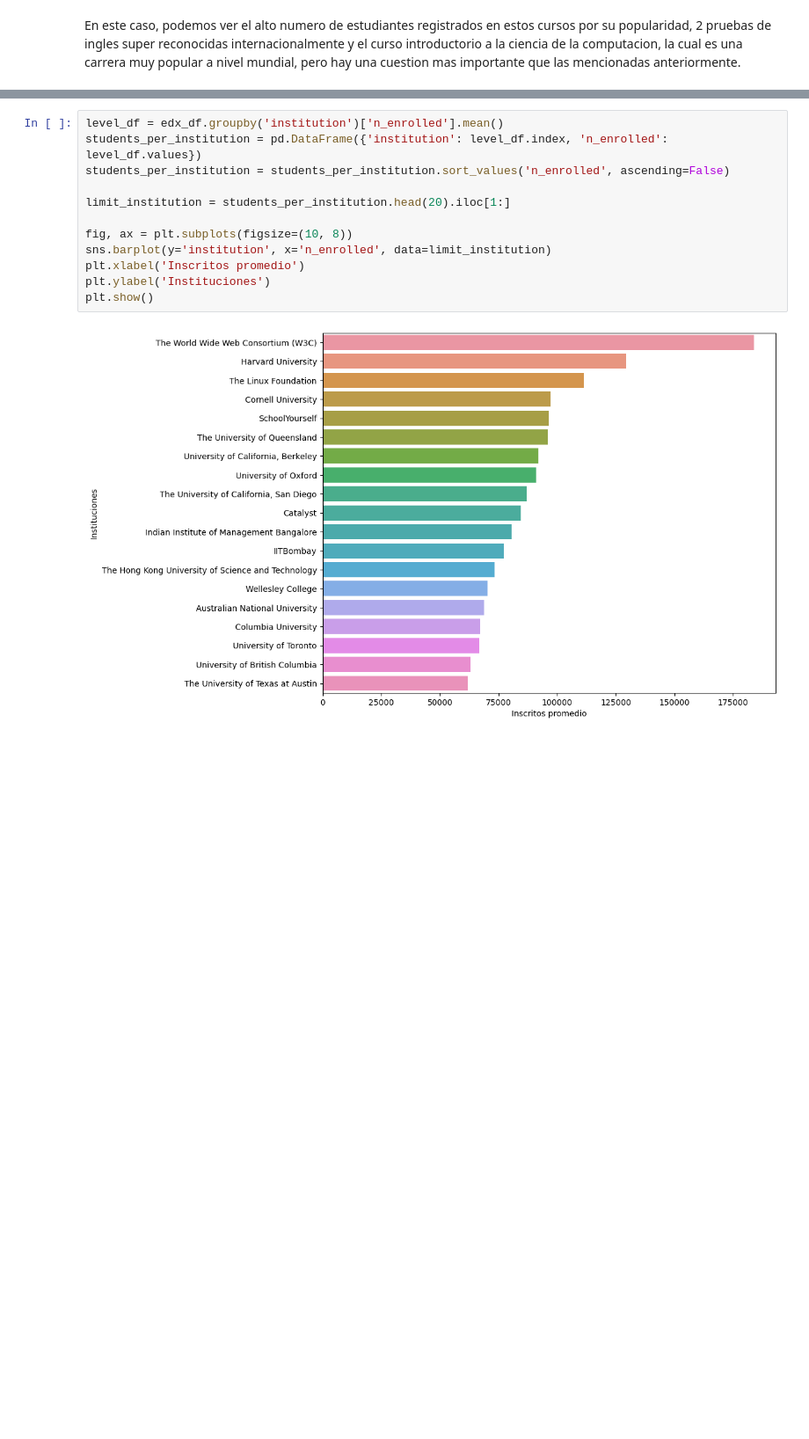
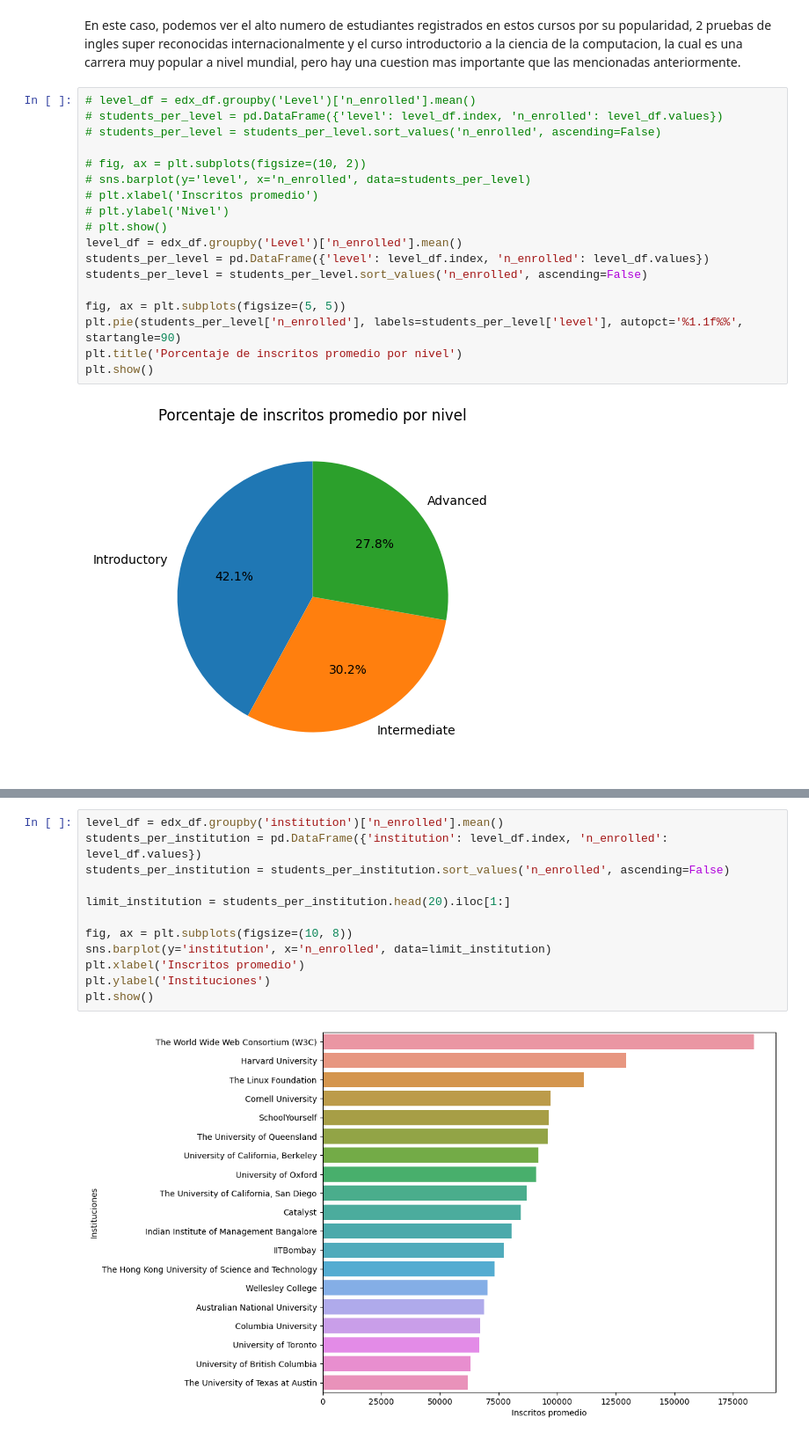
Before and after one commit to Magic-Mario/mooc_lab02, a Jupyter notebook: notebooks/tranforms_eda.ipynb, the cells around one changed output, grey strips where cells are left out. Shown at 88% size. Drawn from its saved outputs; the diff is of its cells as text; blank space fills up the shorter version.

```diff
--- a/notebooks/tranforms_eda.ipynb
+++ b/notebooks/tranforms_eda.ipynb
@@ -321,4 +337,24 @@ edx_df.query("n_enrolled >= 800000")
 | 31 | TOEFL® Test Preparation: The Insi... | Prepare for the TOEFL® test and l... | 1022489.0 | Self-paced on your time | Educational Testing Service | Michael Knab-Cynthia Newman-Shawn... | Introductory | Communication | English | ... |
 # %% [markdown]
 En este caso, podemos ver el alto numero de estudiantes registrados en estos cursos por su popularidad, 2 pruebas de ingles super reconocidas internacionalmente y el curso introductorio a la ciencia de la computacion, la cual es una carrera muy popular a nivel mundial, pero hay una cuestion mas importante que las mencionadas anteriormente.
+# %%
+# level_df = edx_df.groupby('Level')['n_enrolled'].mean()
+# students_per_level = pd.DataFrame({'level': level_df.index, 'n_enrolled': level_df.values})
+# students_per_level = students_per_level.sort_values('n_enrolled', ascending=False)
+
+# fig, ax = plt.subplots(figsize=(10, 2))
+# sns.barplot(y='level', x='n_enrolled', data=students_per_level)
+# plt.xlabel('Inscritos promedio')
+# plt.ylabel('Nivel')
+# plt.show()
+level_df = edx_df.groupby('Level')['n_enrolled'].mean()
+students_per_level = pd.DataFrame({'level': level_df.index, 'n_enrolled': level_df.values})
+students_per_level = students_per_level.sort_values('n_enrolled', ascending=False)
+
+fig, ax = plt.subplots(figsize=(5, 5))
+plt.pie(students_per_level['n_enrolled'], labels=students_per_level['level'], autopct='%1.1f%%', startangle=90)
+plt.title('Porcentaje de inscritos promedio por nivel')
+plt.show()
+# %% [output]
+[figure, added]
 # %%
```
Also changed, not shown: parts of 25 cells of this notebook, 2 other files.
